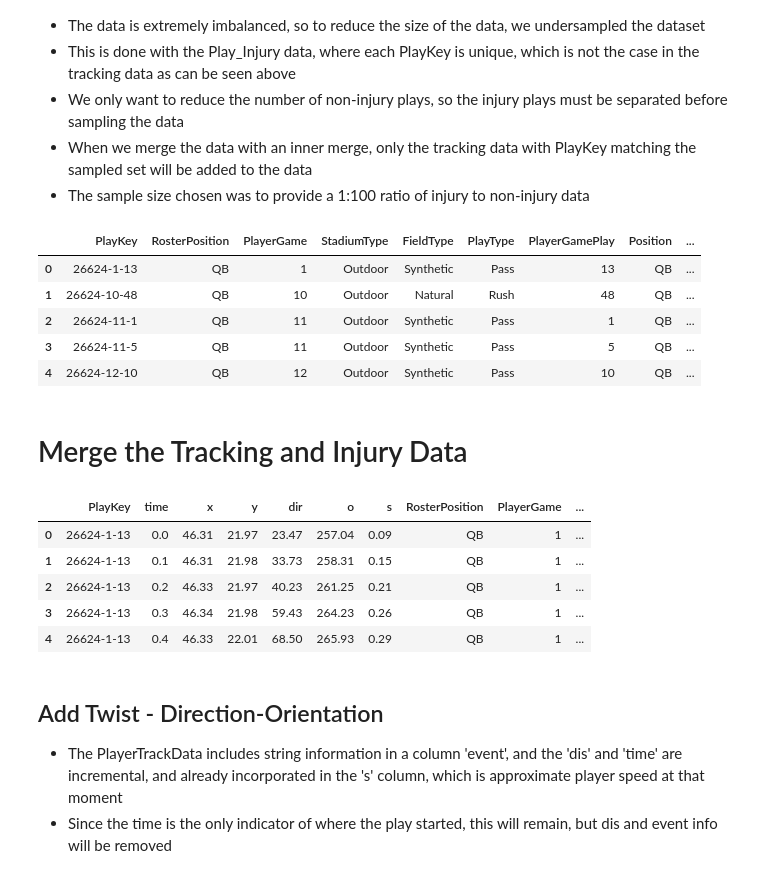
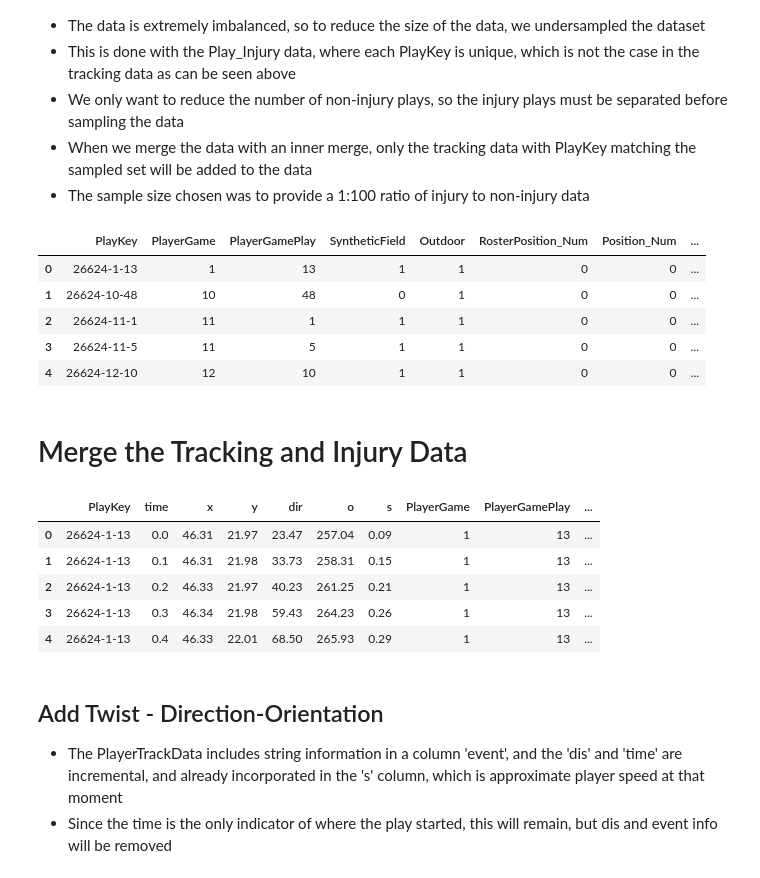
Before and after one commit to FreshOats/NFL_Injury_Analytics, a Jupyter notebook: Post_Analysis/Post_Analysis_ML_Injury_Tracking.ipynb, the cells around one changed output. Cells and saved outputs as stored; diff of their text form; code cells hidden in the pictures.

```diff
--- a/Post_Analysis/Post_Analysis_ML_Injury_Tracking.ipynb
+++ b/Post_Analysis/Post_Analysis_ML_Injury_Tracking.ipynb
@@ -28,7 +28,7 @@ conn = engine.connect()
 metadata = db.MetaData()
 del db_password, db_string
 
-table = db.Table('vis_play_injuries', metadata, autoload=True, autoload_with=engine)
+table = db.Table('ml_play_injuries', metadata, autoload=True, autoload_with=engine)
 query = db.select(table)
 Results = conn.execute(query).fetchall()
 
@@ -76,32 +76,32 @@ tracking.head()
 - When we merge the data with an inner merge, only the tracking data with PlayKey matching the sampled set will be added to the data
 - The sample size chosen was to provide a 1:100 ratio of injury to non-injury data
 # %%
-play_injuries_y = play_injuries.loc[play_injuries.IsInjured == "Injured"]
-play_injuries_x = play_injuries.loc[play_injuries.IsInjured == "NoInjury"]
+play_injuries_y = play_injuries.loc[play_injuries.IsInjured == 1]
+play_injuries_x = play_injuries.loc[play_injuries.IsInjured == 0]
 
 samp = play_injuries_x.sample(n=7700, random_state=random_state)
 play_injuries_y = play_injuries_y.append(samp, ignore_index=True, sort=False)
 play_injuries_y.sort_values('PlayKey', ignore_index=True, inplace=True)
 play_injuries_y.head()
 # %% [output]
-|  | PlayKey | RosterPosition | PlayerGame | StadiumType | FieldType | PlayType | PlayerGamePlay | Position | ... |
-| 0 | 26624-1-13 | QB | 1 | Outdoor | Synthetic | Pass | 13 | QB | ... |
-| 1 | 26624-10-48 | QB | 10 | Outdoor | Natural | Rush | 48 | QB | ... |
-| 2 | 26624-11-1 | QB | 11 | Outdoor | Synthetic | Pass | 1 | QB | ... |
-| 3 | 26624-11-5 | QB | 11 | Outdoor | Synthetic | Pass | 5 | QB | ... |
-| 4 | 26624-12-10 | QB | 12 | Outdoor | Synthetic | Pass | 10 | QB | ... |
+|  | PlayKey | PlayerGame | PlayerGamePlay | SyntheticField | Outdoor | RosterPosition_Num | Position_Num | ... |
+| 0 | 26624-1-13 | 1 | 13 | 1 | 1 | 0 | 0 | ... |
+| 1 | 26624-10-48 | 10 | 48 | 0 | 1 | 0 | 0 | ... |
+| 2 | 26624-11-1 | 11 | 1 | 1 | 1 | 0 | 0 | ... |
+| 3 | 26624-11-5 | 11 | 5 | 1 | 1 | 0 | 0 | ... |
+| 4 | 26624-12-10 | 12 | 10 | 1 | 1 | 0 | 0 | ... |
 # %% [markdown]
 # Merge the Tracking and Injury Data
 # %%
 merged = pd.merge(tracking, play_injuries_y, on='PlayKey', how='inner')
 merged.head()
 # %% [output]
-|  | PlayKey | time | x | y | dir | o | s | RosterPosition | PlayerGame | ... |
-| 0 | 26624-1-13 | 0.0 | 46.31 | 21.97 | 23.47 | 257.04 | 0.09 | QB | 1 | ... |
-| 1 | 26624-1-13 | 0.1 | 46.31 | 21.98 | 33.73 | 258.31 | 0.15 | QB | 1 | ... |
-| 2 | 26624-1-13 | 0.2 | 46.33 | 21.97 | 40.23 | 261.25 | 0.21 | QB | 1 | ... |
-| 3 | 26624-1-13 | 0.3 | 46.34 | 21.98 | 59.43 | 264.23 | 0.26 | QB | 1 | ... |
-| 4 | 26624-1-13 | 0.4 | 46.33 | 22.01 | 68.50 | 265.93 | 0.29 | QB | 1 | ... |
+|  | PlayKey | time | x | y | dir | o | s | PlayerGame | PlayerGamePlay | ... |
+| 0 | 26624-1-13 | 0.0 | 46.31 | 21.97 | 23.47 | 257.04 | 0.09 | 1 | 13 | ... |
+| 1 | 26624-1-13 | 0.1 | 46.31 | 21.98 | 33.73 | 258.31 | 0.15 | 1 | 13 | ... |
+| 2 | 26624-1-13 | 0.2 | 46.33 | 21.97 | 40.23 | 261.25 | 0.21 | 1 | 13 | ... |
+| 3 | 26624-1-13 | 0.3 | 46.34 | 21.98 | 59.43 | 264.23 | 0.26 | 1 | 13 | ... |
+| 4 | 26624-1-13 | 0.4 | 46.33 | 22.01 | 68.50 | 265.93 | 0.29 | 1 | 13 | ... |
 # %% [markdown]
 ## Add Twist - Direction-Orientation
 
```
Also changed, not shown: parts of 5 cells of this notebook, 5 other files.
